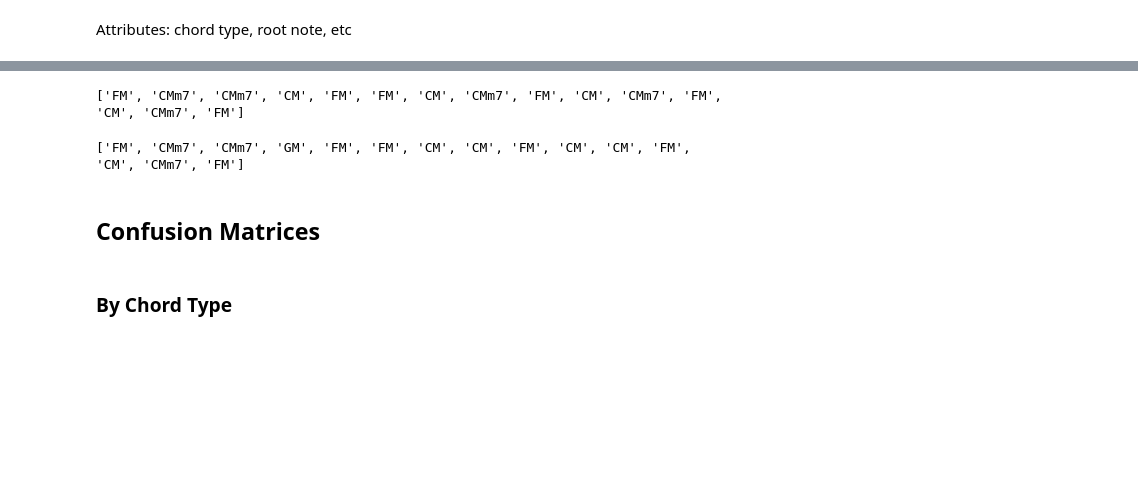
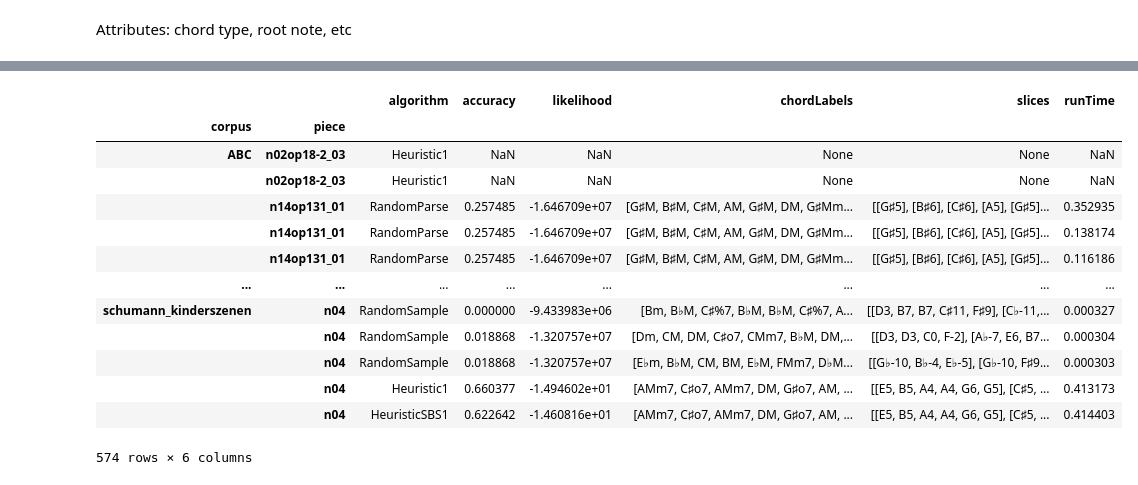
Before and after one commit to judah-daniels/protovoices-haskell, a Jupyter notebook: preprocessing/results.ipynb, the cells around one changed output, grey strips where cells are left out. Saved outputs shown, nothing was run; the diff lists cells and outputs as text; code cells hidden in the pictures; blank space fills up the shorter version.

```diff
--- a/preprocessing/results.ipynb
+++ b/preprocessing/results.ipynb
@@ -138,8 +159,0 @@ Name: (ABC, n01op18-1_04), dtype: object
-# %%
-print (list(groundTruth.loc['ABC','n01op18-1_04'])[0][:15])
-# %% [output]
-['FM', 'CMm7', 'CMm7', 'CM', 'FM', 'FM', 'CM', 'CMm7', 'FM', 'CM', 'CMm7', 'FM', 'CM', 'CMm7', 'FM']
-# %%
-print (list(results.loc['ABC','n01op18-1_04'].iloc[1]["chordLabels"])[:15])
-# %% [output]
-['FM', 'CMm7', 'CMm7', 'GM', 'FM', 'FM', 'CM', 'CM', 'FM', 'CM', 'CM', 'FM', 'CM', 'CMm7', 'FM']
@@ -148,4 +160,17 @@ me.
-# %% [markdown]
-## Confusion Matrices
-# %% [markdown]
-### By Chord Type
+# %%
+results
+# %% [output]
+|  |  | algorithm | accuracy | likelihood | chordLabels | slices | runTime |
+| corpus | piece |  |  |  |  |  |  |
+| ABC | n02op18-2_03 | Heuristic1 | NaN | NaN | None | None | NaN |
+|  | n02op18-2_03 | Heuristic1 | NaN | NaN | None | None | NaN |
+|  | n14op131_01 | RandomParse | 0.257485 | -1.646709e+07 | [G♯M, B♯M, C♯M, AM, G♯M, DM, G♯Mm... | [[G♯5], [B♯6], [C♯6], [A5], [G♯5]... | 0.352935 |
+|  | n14op131_01 | RandomParse | 0.257485 | -1.646709e+07 | [G♯M, B♯M, C♯M, AM, G♯M, DM, G♯Mm... | [[G♯5], [B♯6], [C♯6], [A5], [G♯5]... | 0.138174 |
+|  | n14op131_01 | RandomParse | 0.257485 | -1.646709e+07 | [G♯M, B♯M, C♯M, AM, G♯M, DM, G♯Mm... | [[G♯5], [B♯6], [C♯6], [A5], [G♯5]... | 0.116186 |
+| ... | ... | ... | ... | ... | ... | ... | ... |
+| schumann_kinderszenen | n04 | RandomSample | 0.000000 | -9.433983e+06 | [Bm, B♭M, C♯%7, B♭M, B♭M, C♯%7, A... | [[D3, B7, B7, C♯11, F♯9], [C♭-11,... | 0.000327 |
+|  | n04 | RandomSample | 0.018868 | -1.320757e+07 | [Dm, CM, DM, C♯o7, CMm7, B♭M, DM,... | [[D3, D3, C0, F-2], [A♭-7, E6, B7... | 0.000304 |
+|  | n04 | RandomSample | 0.018868 | -1.320757e+07 | [E♭m, B♭M, CM, BM, E♭M, FMm7, D♭M... | [[G♭-10, B♭-4, E♭-5], [G♭-10, F♯9... | 0.000303 |
+|  | n04 | Heuristic1 | 0.660377 | -1.494602e+01 | [AMm7, C♯o7, AMm7, DM, G♯o7, AM, ... | [[E5, B5, A4, A4, G6, G5], [C♯5, ... | 0.413173 |
+|  | n04 | HeuristicSBS1 | 0.622642 | -1.460816e+01 | [AMm7, C♯o7, AMm7, DM, G♯o7, AM, ... | [[E5, B5, A4, A4, G6, G5], [C♯5, ... | 0.414403 |
+574 rows × 6 columns
```
Also changed, not shown: parts of 25 cells of this notebook, 19 other files.
